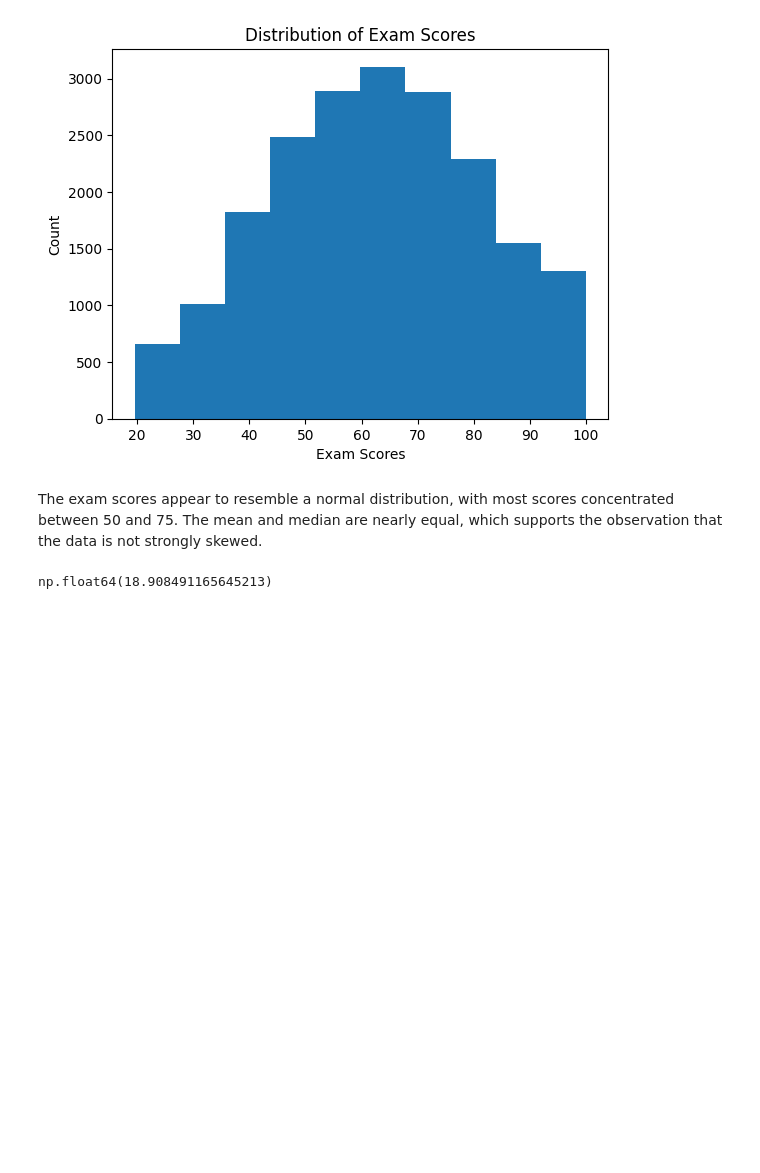
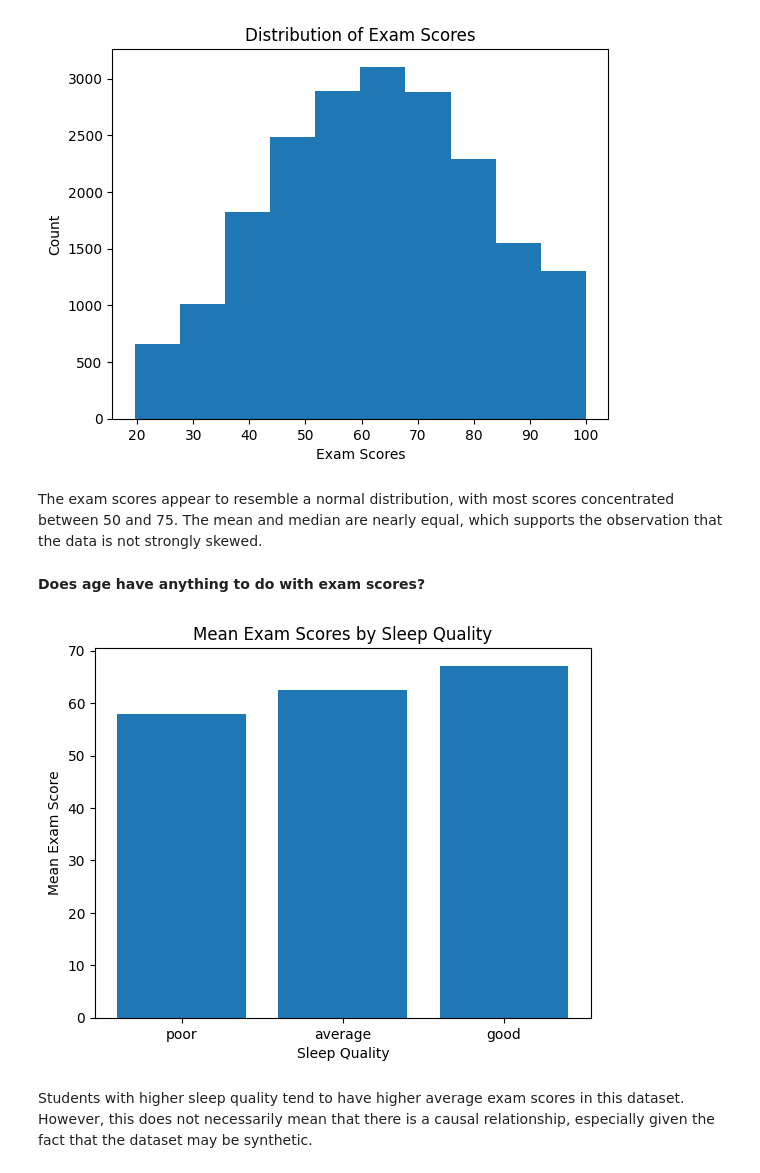
Before and after one commit to Bolajiiii/Data-Science-From-Scratch-Journey, a Jupyter notebook: chapter_5/01_describing_data.ipynb, the cells around one changed output. Drawn from its saved outputs; the diff is of its cells as text; code cells hidden in the pictures; blank space fills up the shorter version.

Commit message:
Perform sleep-score analysis

```diff
--- a/chapter_5/01_describing_data.ipynb
+++ b/chapter_5/01_describing_data.ipynb
@@ -104,7 +105,20 @@ plt.show()
 [figure]
 # %% [markdown]
 The exam scores appear to resemble a normal distribution, with most scores concentrated between 50 and 75. The mean and median are nearly equal, which supports the observation that the data is not strongly skewed.
-# %%
-df['exam_score'].std()
-# %% [output]
-np.float64(18.908491165645213)
+# %% [markdown]
+**Does age have anything to do with exam scores?**
+# %%
+sleep_exam = df.groupby('sleep_quality')['exam_score'].mean().sort_values()
+
+plt.bar(x=sleep_exam.index, height=sleep_exam.values)
+
+# label axis
+plt.xlabel('Sleep Quality')
+plt.ylabel('Mean Exam Score')
+plt.title('Mean Exam Scores by Sleep Quality')
+
+plt.show()
+# %% [output]
+[figure, added]
+# %% [markdown]
+Students with higher sleep quality tend to have higher average exam scores in this dataset. However, this does not necessarily mean that there is a causal relationship, especially given the fact that the dataset may be synthetic.
```
Also changed, not shown: parts of 1 cell of this notebook.
